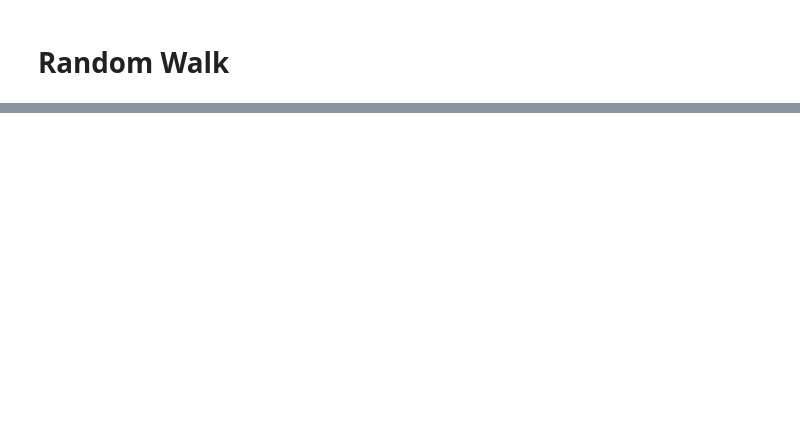
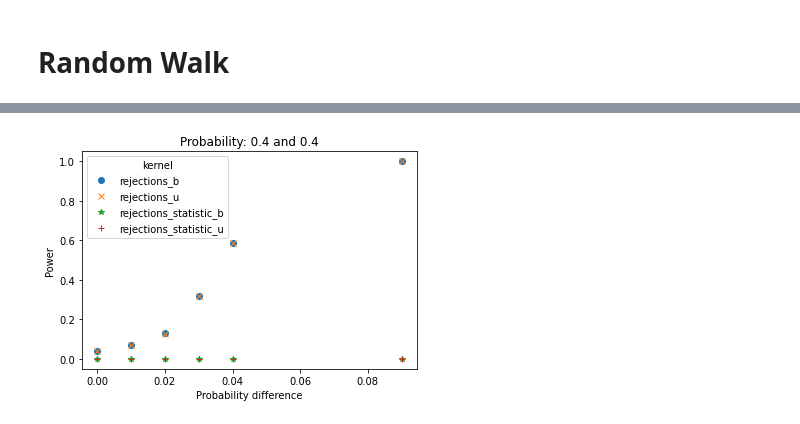
Before and after one commit to ragnarlevi/GTST, a Jupyter notebook: GraphMMDNotebook.ipynb, the cells around one changed output, grey strips where cells are left out. Cells and saved outputs as stored; diff of their text form; code cells hidden in the pictures; blank space fills up the shorter version.

```diff
--- a/GraphMMDNotebook.ipynb
+++ b/GraphMMDNotebook.ipynb
@@ -227,0 +228,3 @@ timestamp = 2021-03-16 17:20:58.742771
+# %%
+df_Binomial_WLOA = pd.read_pickle("data/run_wl_oa_10samples_SBM.pkl")
+df_Binomial_WLOA.head(10)
@@ -227,0 +239,18 @@ timestamp = 2021-03-16 17:20:58.742771
+# %%
+
+
+fig, ax = plt.subplots()
+
+
+ax.plot(df_Binomial_WLOA['p_diff'], df_Binomial_WLOA['rejections_b'], 'o', label='rejections_b')
+ax.plot(df_Binomial_WLOA['p_diff'], df_Binomial_WLOA['rejections_u'], 'x', label='rejections_u')
+ax.plot(df_Binomial_WLOA['p_diff'], df_Binomial_WLOA['rejections_statistic_b'], '*', label='rejections_statistic_b')
+ax.plot(df_Binomial_WLOA['p_diff'], df_Binomial_WLOA['rejections_statistic_u'], '+', label='rejections_statistic_u')
+
+ax.legend(title = 'kernel')
+ax.set_title("Probability: " + str(0.4 + round((p-0.4),3)) + " and " + str(0.4 - round((p-0.4),3)))
+ax.set_xlabel('Probability difference')
+ax.set_ylabel('Power')
+plt.show()
+# %% [output]
+[figure, added]
```
Also changed, not shown: parts of 23 cells of this notebook, 18 other files.
